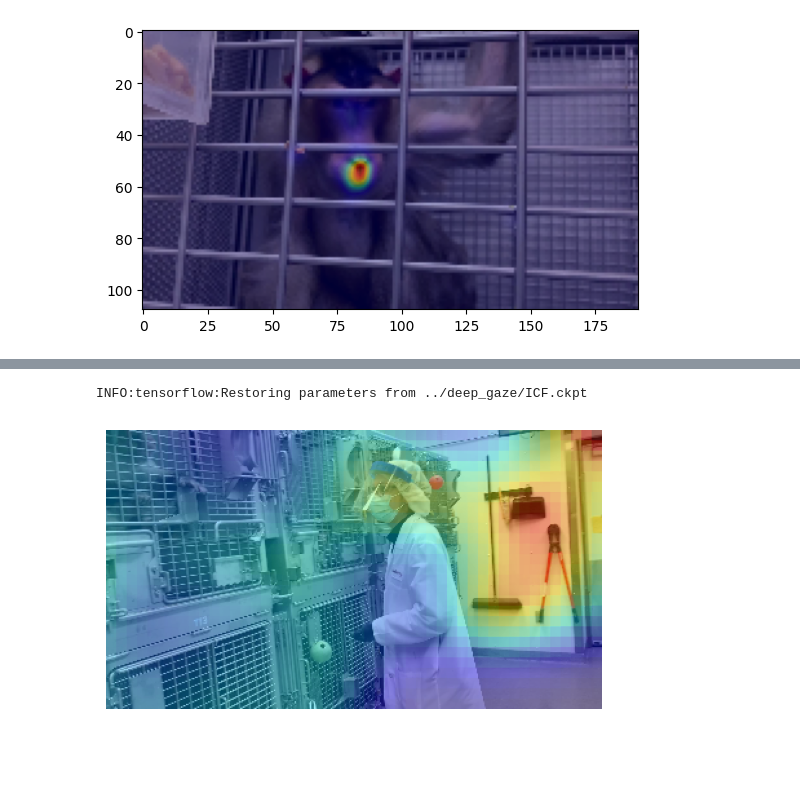
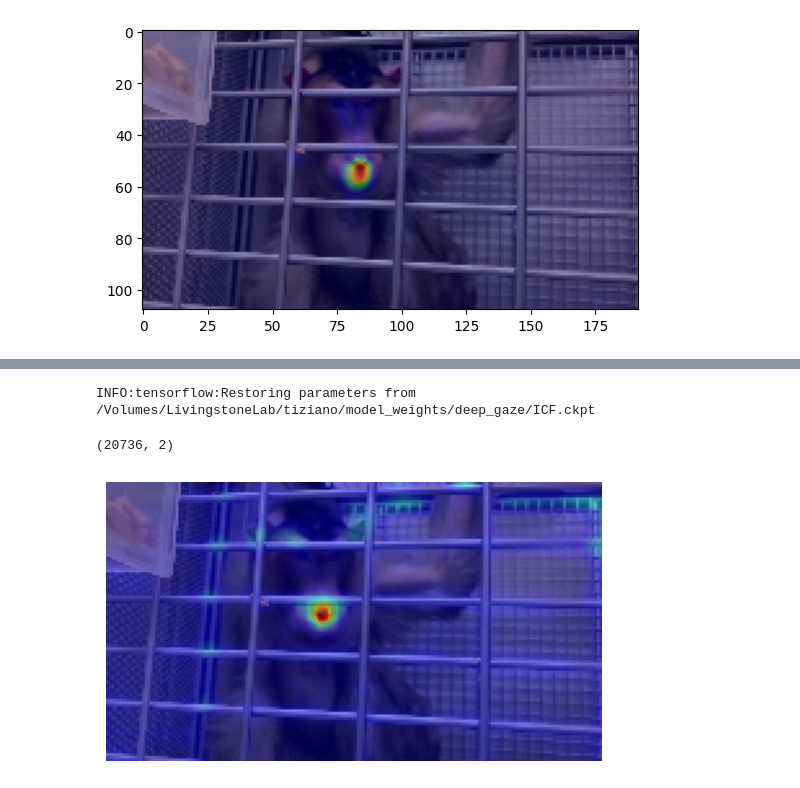
Before and after one commit to TizianoCausin01/temporal_context, a Jupyter notebook: python_scripts/scripts/deep_gaze_dev.ipynb, the cells around one changed output, grey strips where cells are left out. Saved outputs shown, nothing was run; the diff lists cells and outputs as text; code cells hidden in the pictures; blank space fills up the shorter version.

Commit message:
Created scripts to run ICF saliency map

```diff
--- a/python_scripts/scripts/deep_gaze_dev.ipynb
+++ b/python_scripts/scripts/deep_gaze_dev.ipynb
@@ -92,16 +69,75 @@ image_data = input
 # %%
-with tf.Session() as sess:
-    new_saver.restore(sess, check_point)
-    log_density_prediction_ICF = sess.run(log_density, {
-    input_tensor: image_data[np.newaxis, :,:,:],
-    centerbias_tensor: np.zeros((1,*image_data.shape[:2],1)),
-    })
+import tensorflow.compat.v1 as tf
+
+def ICF_setup(paths):
+    tf.reset_default_graph()
+    tf.disable_v2_behavior()
+    check_point = f"{paths['livingstone_lab']}/tiziano/model_weights/deep_gaze/ICF.ckpt"  # DeepGaze II
+    new_saver = tf.train.import_meta_graph('{}.meta'.format(check_point))
+    input_tensor = tf.get_collection('input_tensor')[0]
+    # in case we wanted the center bias
+    # centerbias_tensor = tf.get_collection('centerbias_tensor')[0]
+    # log_density = tf.get_collection('log_density')[0]
+    log_density_wo_centerbias = tf.get_collection('log_density_wo_centerbias')[0]
+    return check_point, new_saver, input_tensor, log_density_wo_centerbias
+
+
+"""
+preprocess_log_density
+First it brings the log density into probability mass, and then it reduces the size of the PMF,
+renormalizes and flattens according to matlab's order
+"""
+def preprocess_log_density(log_density_prediction, new_dims):
+    if type(log_density_prediction) !=  np.ndarray:
+        log_density_prediction = log_density_prediction.numpy()
+    pmf = np.exp(log_density_prediction)/np.sum(np.exp(log_density_prediction))
+    log_density_prediction = cv2.resize(log_density_prediction.squeeze(), new_dims)
+    pmf_flat = pmf.flatten(order="F")
+    return pmf_flat
+
+
+def compute_ICF_saliency(paths, rank, fn, check_point, new_saver, input_tensor, log_density_wo_centerbias):
+    outfn = f"{paths['livingstone_lab']}/tiziano/models/ICF_{fn[:-4]}.mat" # [:-4] slice to take off the mp4 extension
+    if os.path.exists(outfn):
+        print_wise(f"model already exists at {outfn}", rank=rank)
+        return None
+    else:
+        # check_point, new_saver, input_tensor, log_density_wo_centerbias = ICF_setup(paths)
+        video = read_video(paths, rank, fn, vid_duration=0)
+        features = ICF_loop(video, check_point, new_saver, input_tensor, log_density_wo_centerbias)
+        np.savez_compressed(outfn, data=features)
+        print_wise(f"model saved at {outfn}", rank=rank)
+
+
+    def ICF_loop(video, resize_factor, check_point, new_saver, input_tensor, log_density_wo_centerbias):
+        with tf.Session() as sess:
+            new_saver.restore(sess, check_point)
+            h, w = video.shape[1:3]
+            new_dims = (round(w*resize_factor), round(h*resize_factor))
+            video_saliency = []
+            for i_frame in range(3):
+                input = video[i_frame, :,:,:]
+                log_density_prediction = sess.run(log_density_wo_centerbias, {
+                input_tensor: input[np.newaxis, :,:,:],
+                })
+                d_flat = preprocess_log_density(log_density_prediction, new_dims)
+                video_saliency.append(d_flat)
+            # end for i in range(3):
+        # end with tf.Session() as sess:
+        video_saliency = np.stack(video_saliency, axis=1)
+        return video_saliency
 # %% [output]
-INFO:tensorflow:Restoring parameters from ../deep_gaze/ICF.ckpt
+INFO:tensorflow:Restoring parameters from /Volumes/LivingstoneLab/tiziano/model_weights/deep_gaze/ICF.ckpt
+# %%
+a = np.load("/Volumes/LivingstoneLab/tiziano/models/ICF_IMG_4664.npz")
+# %%
+a['data'].shape
+# %% [output]
+(20736, 2)
 # %%
-plt.imshow(image_data, alpha=1)             # background image
-plt.imshow(np.exp(log_density_prediction_ICF.squeeze()), cmap='jet', alpha=.4)  # semi-transparent heatmap overlay
+plt.imshow(cv2.resize(vid[0,:,:,:], (192, 108)), alpha=1)             # background image
+plt.imshow(a['data'][:,0].reshape(108, 192, order="F"), cmap='jet', alpha=.5)  # semi-transparent heatmap overlay
 plt.axis('off')
 plt.show()
 # %% [output]
-[figure, old version]
+[figure, new version]
```
Also changed, not shown: parts of 3 cells of this notebook, 3 other files.
